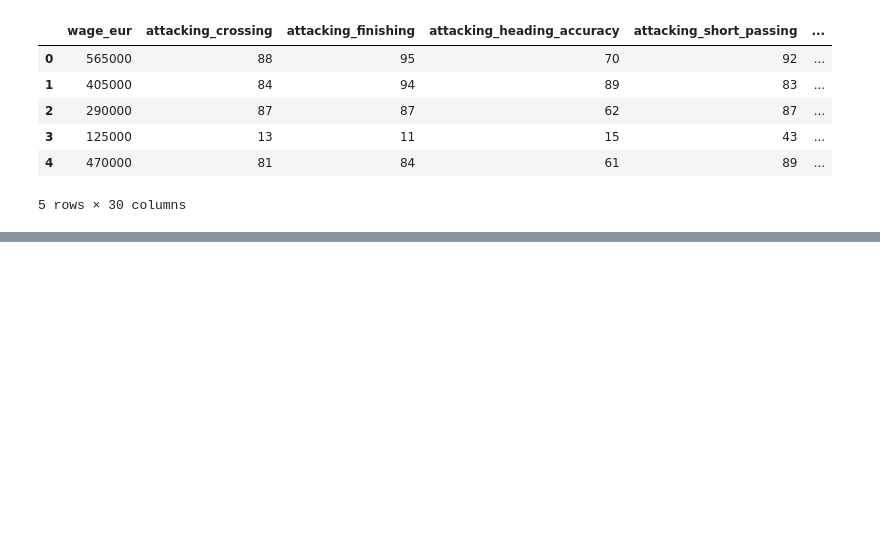
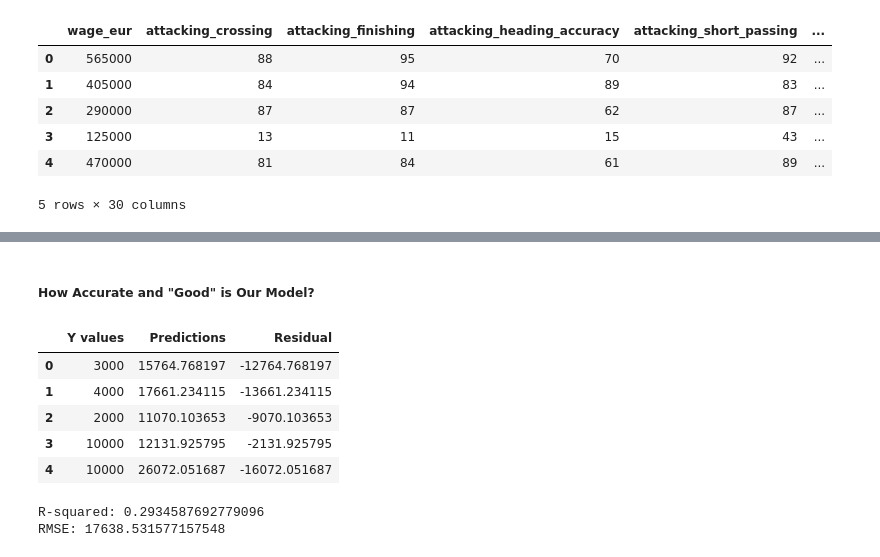
Before and after one commit to Pizza1119/DATA3450_Asn_3_Students, a Jupyter notebook: asn_3_1221_start.ipynb, the cells around one changed output, grey strips where cells are left out. Saved outputs shown, nothing was run; the diff lists cells and outputs as text; code cells hidden in the pictures; blank space fills up the shorter version.

```diff
--- a/asn_3_1221_start.ipynb
+++ b/asn_3_1221_start.ipynb
@@ -262,0 +303,2 @@ df.head()
+# %%
+df = df[df["wage_eur"] > 0]
@@ -262,0 +314,2 @@ df.head()
+# %%
+xTrain, xTest, yTrain, yTest = train_test_split(x,y,test_size=.2)
@@ -262,0 +324,5 @@ df.head()
+# %%
+#Generate model
+model = LinearRegression().fit(xTrain,yTrain)
+print('Intercept:', model.intercept_[0])
+print('Coefs:', model.coef_[0])
@@ -262,0 +337,24 @@ df.head()
+# %% [markdown]
+##### How Accurate and "Good" is Our Model? #####
+# %%
+tmp = model.predict(xTest)
+tmp1 = pd.DataFrame(yTest, columns=["Y values"])
+tmp2 = pd.DataFrame(tmp, columns=["Predictions"])
+tmp3 = pd.DataFrame((yTest-tmp), columns=["Residual"])
+resFrame = pd.concat([tmp1,tmp2,tmp3], axis=1)
+resFrame.head()
+# %% [output]
+|  | Y values | Predictions | Residual |
+| 0 | 3000 | 15764.768197 | -12764.768197 |
+| 1 | 4000 | 17661.234115 | -13661.234115 |
+| 2 | 2000 | 11070.103653 | -9070.103653 |
+| 3 | 10000 | 12131.925795 | -2131.925795 |
+| 4 | 10000 | 26072.051687 | -16072.051687 |
+# %%
+r_sq = model.score(xTest, yTest)
+rmse = mean_squared_error(tmp, yTest, squared=False)
+print('R-squared:', r_sq)
+print('RMSE:', rmse)
+# %% [output]
+R-squared: 0.2934587692779096
+RMSE: 17638.531577157548
```
Also changed, not shown: parts of 52 cells of this notebook.
